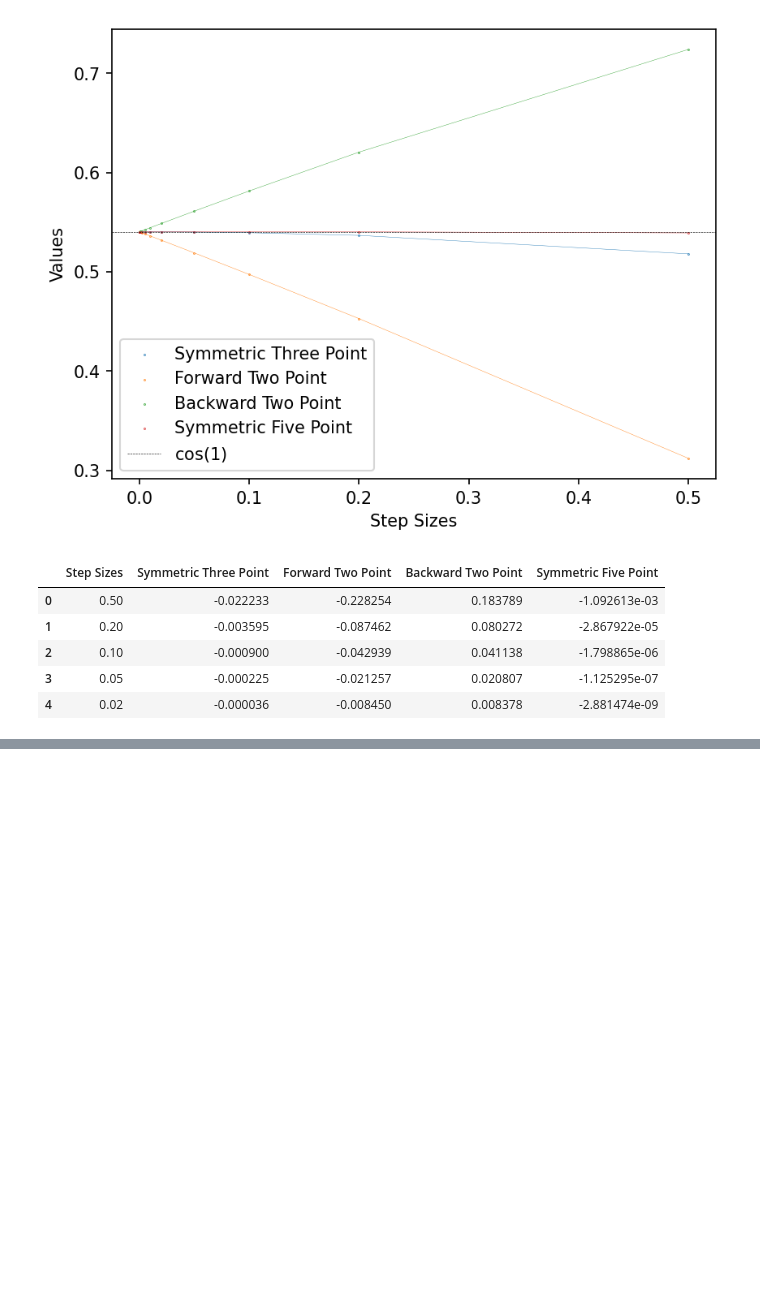
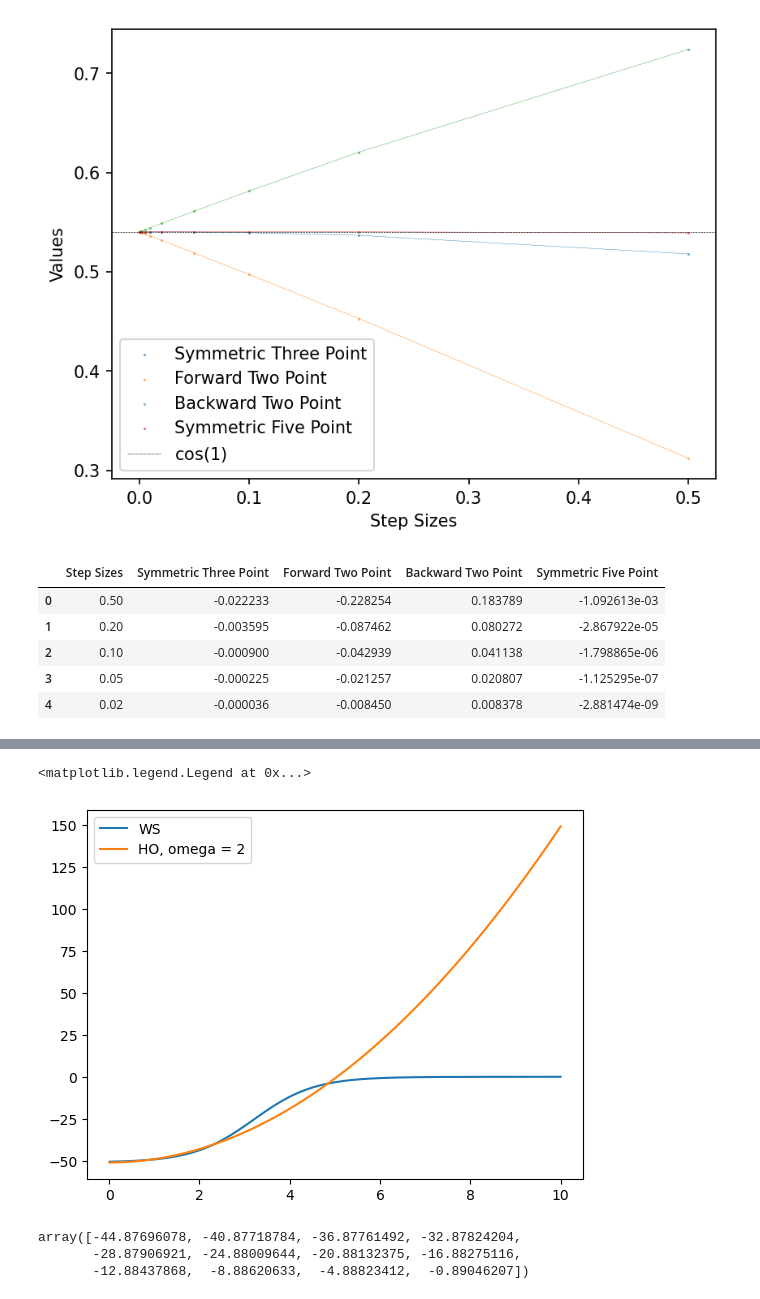
Before and after one commit to orionlee3/RandomNumMethods, a Jupyter notebook: Quantum1NumMethods.ipynb, the cells around one changed output, grey strips where cells are left out. Saved outputs shown, nothing was run; the diff lists cells and outputs as text; code cells hidden in the pictures; blank space fills up the shorter version.

```diff
--- a/Quantum1NumMethods.ipynb
+++ b/Quantum1NumMethods.ipynb
@@ -195,0 +191,10 @@ max(bound_wavefunctions[:, 0])
+# %%
+plt.plot(r_vect, Vf, label = 'WS')
+omega = 2
+HO = (1/2)*(omega**2)*(r_vect)**2 - V0
+
+plt.plot(r_vect, HO, label = "HO, omega = 2")
+plt.legend()
+# %% [output]
+<matplotlib.legend.Legend at 0x...>
+[figure, added]
@@ -195,0 +207,15 @@ max(bound_wavefunctions[:, 0])
+# %%
+bound_indices_HO = eigenvalues_HO < 0
+bound_energies_HO = eigenvalues_HO[bound_indices_HO]
+bound_wavefunctions_HO = eigenvectors_HO[:, bound_indices_HO]
+
+#normalization
+for i in range(bound_wavefunctions_HO.shape[1]):
+    normHO = np.sqrt(np.sum(bound_wavefunctions_HO[:, i] ** 2) * step_size)
+    bound_wavefunctions_HO[:, i] /= normHO
+
+bound_energies_HO
+# %% [output]
+array([-44.87696078, -40.87718784, -36.87761492, -32.87824204,
+       -28.87906921, -24.88009644, -20.88132375, -16.88275116,
+       -12.88437868,  -8.88620633,  -4.88823412,  -0.89046207])
```
Also changed, not shown: parts of 6 cells of this notebook.
